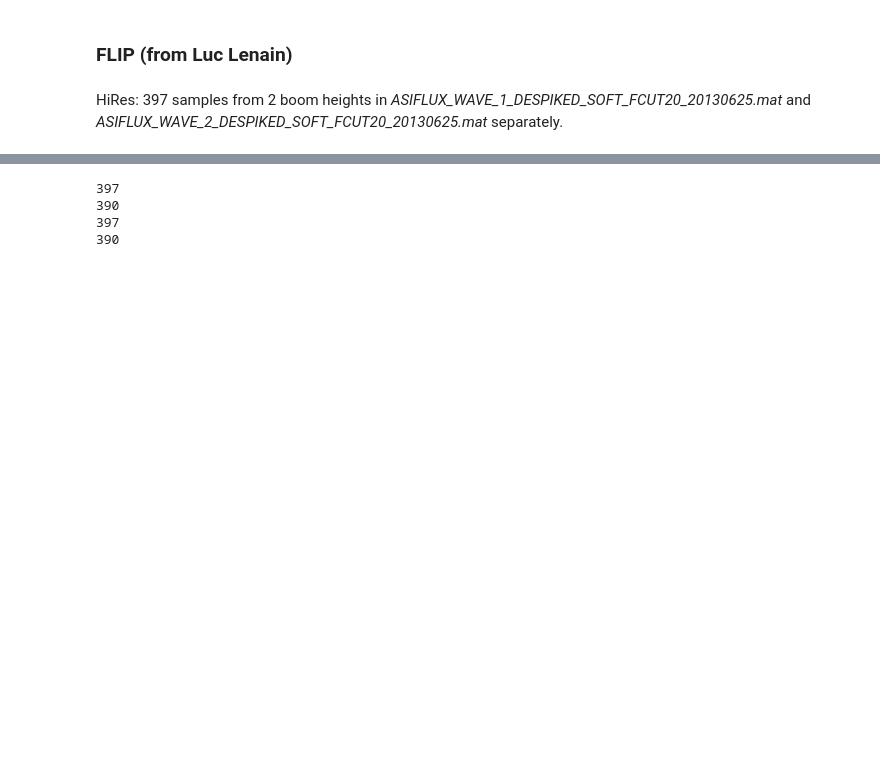
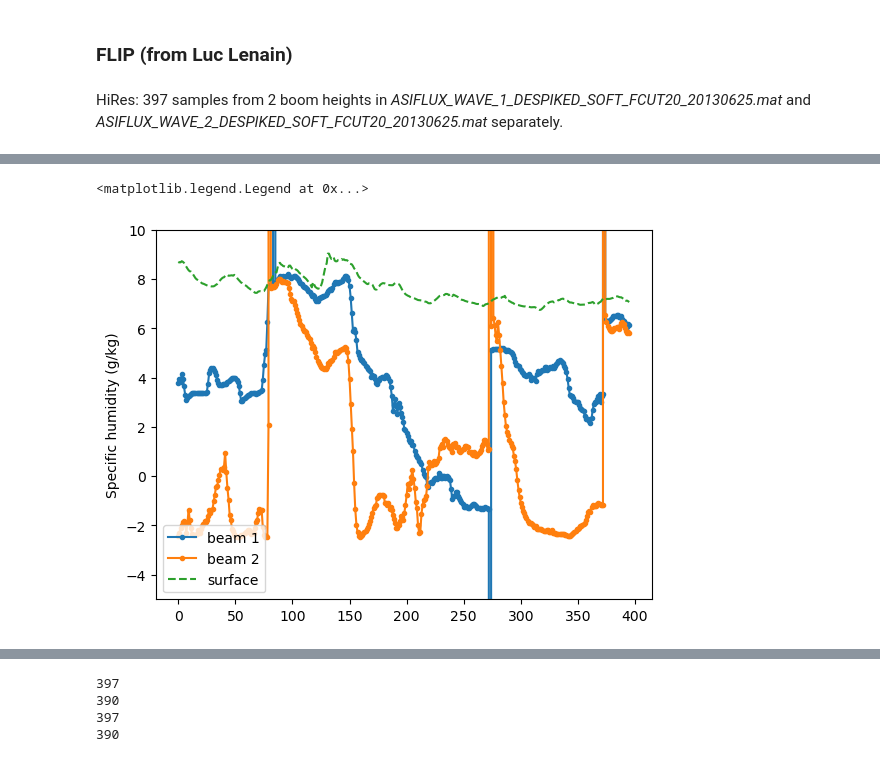
Before and after one commit to jiarong-wu/mlflux, a Jupyter notebook: notebooks/processing/multi_source_datasets.ipynb, the cells around one changed output, grey strips where cells are left out. Cells and saved outputs as stored; diff of their text form; code cells hidden in the pictures; blank space fills up the shorter version.

```diff
--- a/notebooks/processing/multi_source_datasets.ipynb
+++ b/notebooks/processing/multi_source_datasets.ipynb
@@ -230,0 +247,10 @@ x.shape
+# %%
+plt.plot(data_dict1['EC_CSAT1'][0,0]['q_licor'][0]*1000, '.-', c='C0', label='beam 1')
+plt.plot(data_dict2['EC_CSAT2'][0,0]['q_licor'][0]*1000, '.-', c='C1', label='beam 2')
+plt.plot(data_dict1['EC_CSAT1'][0,0]['q0'][0]*1000, '--', c='C2', label='surface')
+plt.ylabel('Specific humidity (g/kg)')
+plt.ylim([-5,10])
+plt.legend(loc='lower left')
+# %% [output]
+<matplotlib.legend.Legend at 0x...>
+[figure, added]
```
Also changed, not shown: parts of 10 cells of this notebook, 2 other files.
